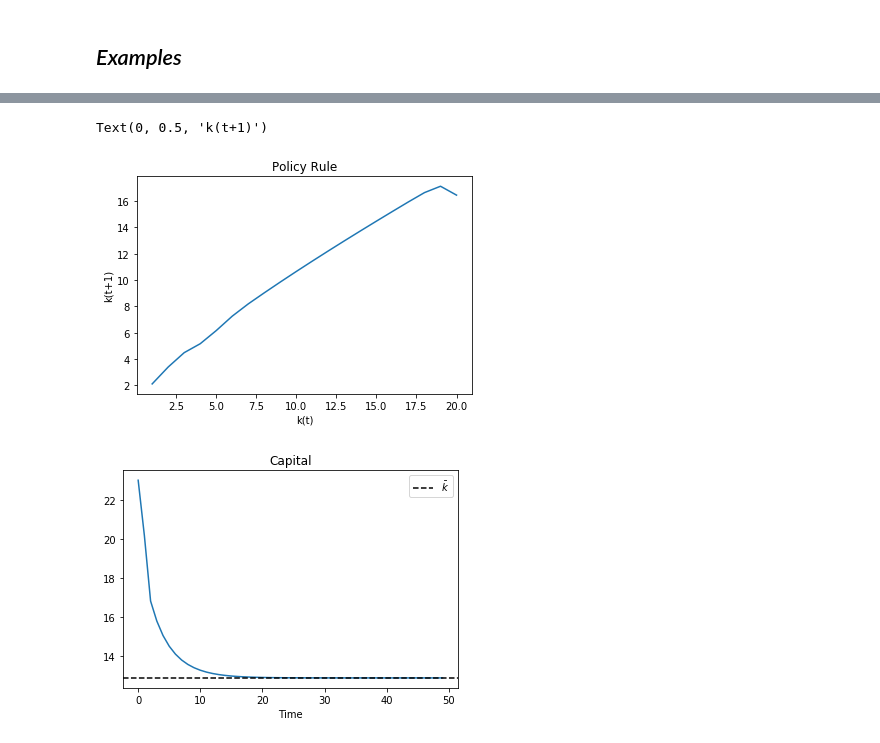
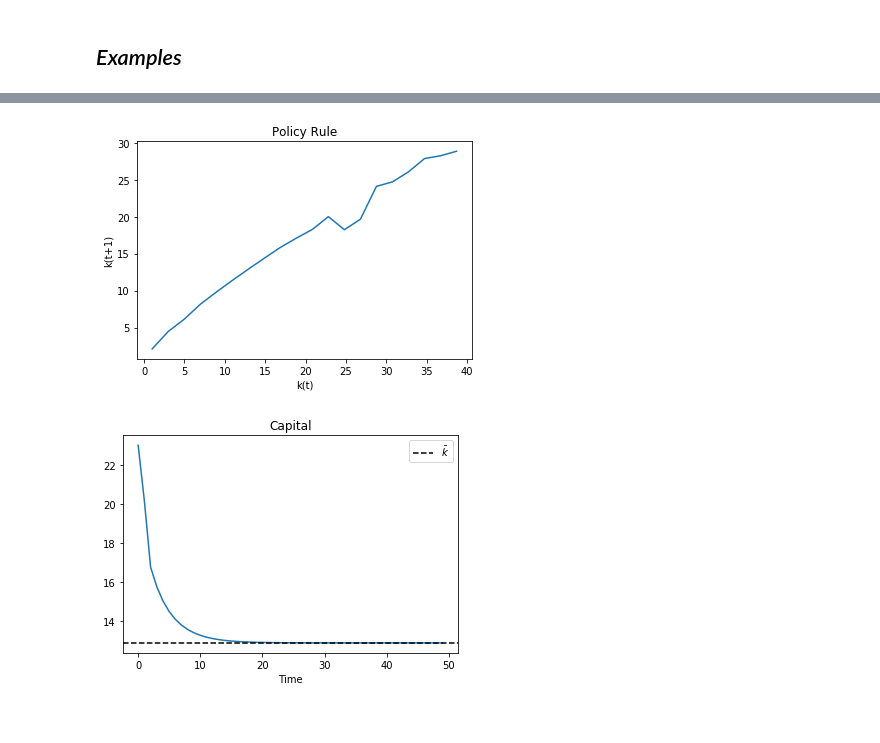
Before and after one commit to Mv77/Q_Investment, a Jupyter notebook: q_investment_model.ipynb, the cells around one changed output, grey strips where cells are left out. Saved outputs shown, nothing was run; the diff lists cells and outputs as text; code cells hidden in the pictures.

```diff
--- a/q_investment_model.ipynb
+++ b/q_investment_model.ipynb
@@ -14,7 +14,7 @@ from scipy import optimize
 
 class Qmod:
     """
-    A class representing Q investment model.
+    A class representing the Q investment model.
     """
 
     def __init__(self,beta,tau,alpha,omega,zeta,delta):
@@ -55,7 +55,10 @@ class Qmod:
         iota = i/k - self.delta
         return(-(iota**2/2+iota*self.delta)*self.omega)
 
+    # Error in the euler equation implied by a k_0, k_1, k_2 triad.
+    # This can be solved to obtain the adequate triads.
     def eulerError(self,k0,k1,k2):
+
         i0 = k1 - (1-self.delta)*k0
         i1 = k2 - (1-self.delta)*k1
         error = (1+self.j_i(i0,k0)) -\
@@ -64,12 +67,16 @@ class Qmod:
 
         return(error)
 
+    # Find the k_2 implied by the euler equation for an initial k_0,
+    # k_1.
     def k2(self,k0,k1):
 
         sol = optimize.root_scalar(lambda x: self.eulerError(k0,k1,x), x0=k0, x1=self.kss).root
 
         return(sol)
 
+    # Find the capital trajectory implied by the euler equation for
+    # an initial k_0, k_1.
     def shoot(self,k0,k1,t):
         k = np.zeros(t)
         k[0] = k0
@@ -83,7 +90,8 @@ class Qmod:
 
         return(k)
 
-    def find_k1(self,k0,T=20,tol = 10**(-4),maxiter = 100):
+    # Shooting algorithm to find k_1 given k_0.
+    def find_k1(self,k0,T=30,tol = 10**(-4),maxiter = 200):
 
         top = max(self.kss,k0)
         bot = min(self.kss,k0)
@@ -107,6 +115,9 @@ class Qmod:
 
         return(init)
 
+    # Construction of the policy rule by solving for k_1 given
+    # k_0 over a grid of points and then finding an interpolating
+    # function
     def solve(self,k_min=10**(-3), n_points = 50):
 
         k_max = 4*self.kss
@@ -119,6 +130,7 @@ class Qmod:
 
         self.k1Func = interpolate.interp1d(k0,k1)
 
+    # Simulation of capital dynamics from a starting k_0
     def simulate(self,k0,t):
         k = np.zeros(t)
         k[0]=k0
@@ -145,13 +147,15 @@ Text(0, 0.5, '$k_{t+1}$')
 # %%
 # Plot policy rule
-k = np.linspace(1,20,20)
+
+k = np.linspace(1,3*Qexample.kss,20)
+
 plt.plot(k,[Qexample.k1Func(x) for x in k])
 plt.title('Policy Rule')
 plt.xlabel('k(t)')
 plt.ylabel('k(t+1)')
+plt.show()
 # %% [output]
-Text(0, 0.5, 'k(t+1)')
-[figure, old version]
+[figure, new version]
 # %%
 # Find capital dynamics from a given starting capital
 k0 = 23
```
Also changed, not shown: parts of 3 cells of this notebook, 1 other file.
